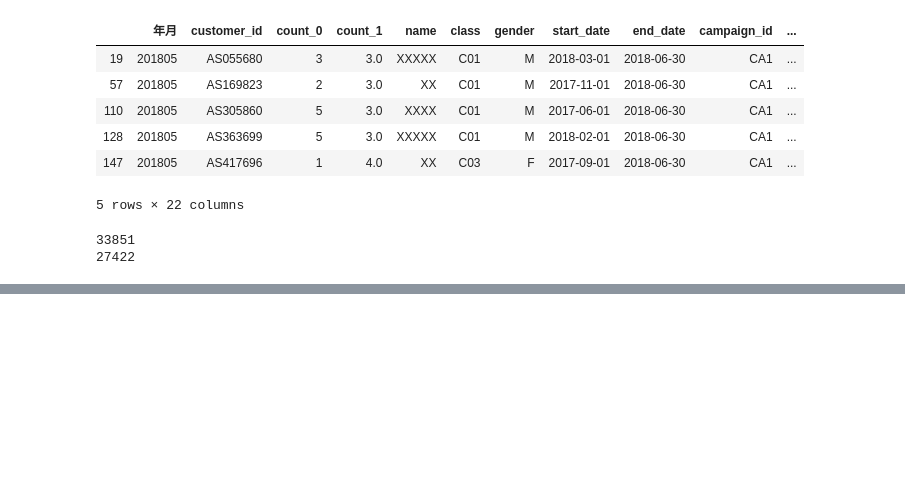
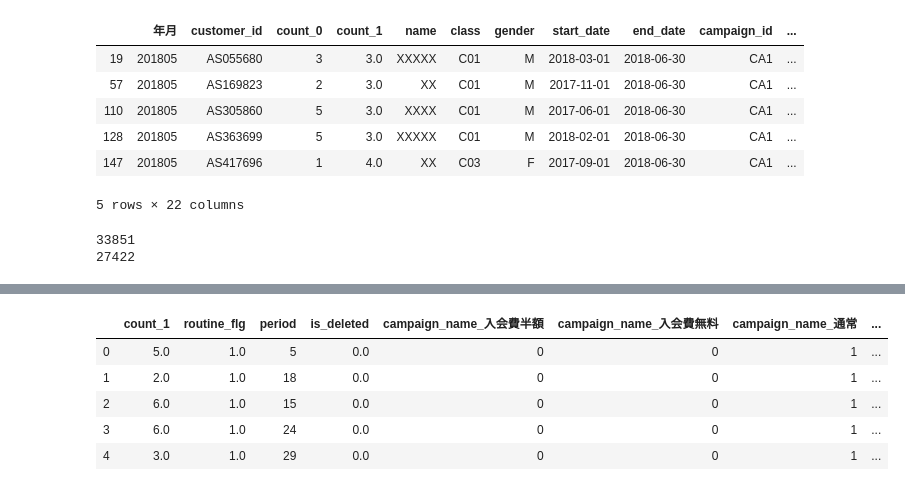
Before and after one commit to katuhito/workspace003, a Jupyter notebook: knock005.ipynb, the cells around one changed output, grey strips where cells are left out. Drawn from its saved outputs; the diff is of its cells as text; code cells hidden in the pictures; blank space fills up the shorter version.

```diff
--- a/knock005.ipynb
+++ b/knock005.ipynb
@@ -212,3 +212,15 @@ is_deleted              0
 period                  0
 now_date                0
 dtype: int64
+# %%
+"""文字列型の変数を処理できるように整形する"""
+#機械学習を行う際に、会員区分や性別などの文字列データにはどのように対応すれば良いか？
+#性別などのカテゴリー関連のデータをカテゴリカル変数と呼ぶ。これらの変数も機械学習を行ううえで重要な変数となってくる。これをダミー変数化という。
+#ダミー変数化=>
+
+#目的の予測に関するデータに絞り込む。
+#ここでは、1ヶ月前の利用回数count_1,カテゴリ変数であるcampaign_name,class_name,gender,定期利用のフラグであるroutine_flg,在籍期間のperiodを説明変数に使用し、目的変数は、退会フラグとなるis_deletedとなる。
+#教師あり学習の分類を行う。分類は回帰と違い、退会か継続かの目的変数に用いる。
+target_col = ["campaign_name", "class_name", "gender", "count_1", "routine_flg", "period", "is_deleted"]
+predict_data = predict_data[target_col]
+predict_data.head()
@@ -214,0 +234,11 @@ dtype: int64
+# %%
+#データを絞り込んだら、カテゴリカル変数を用いてダミー変数を作成する
+predict_data = pd.get_dummies(predict_data)
+predict_data.head()
+# %% [output]
+|  | count_1 | routine_flg | period | is_deleted | campaign_name_入会費半額 | campaign_name_入会費無料 | campaign_name_通常 | ... |
+| 0 | 5.0 | 1.0 | 5 | 0.0 | 0 | 0 | 1 | ... |
+| 1 | 2.0 | 1.0 | 18 | 0.0 | 0 | 0 | 1 | ... |
+| 2 | 6.0 | 1.0 | 15 | 0.0 | 0 | 0 | 1 | ... |
+| 3 | 6.0 | 1.0 | 24 | 0.0 | 0 | 0 | 1 | ... |
+| 4 | 3.0 | 1.0 | 29 | 0.0 | 0 | 0 | 1 | ... |
```
Also changed, not shown: parts of 14 cells of this notebook, 1 other file.
